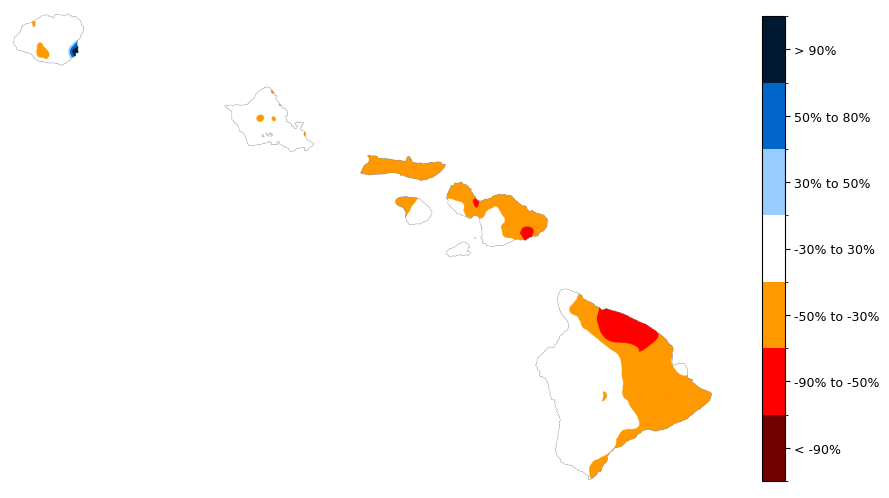
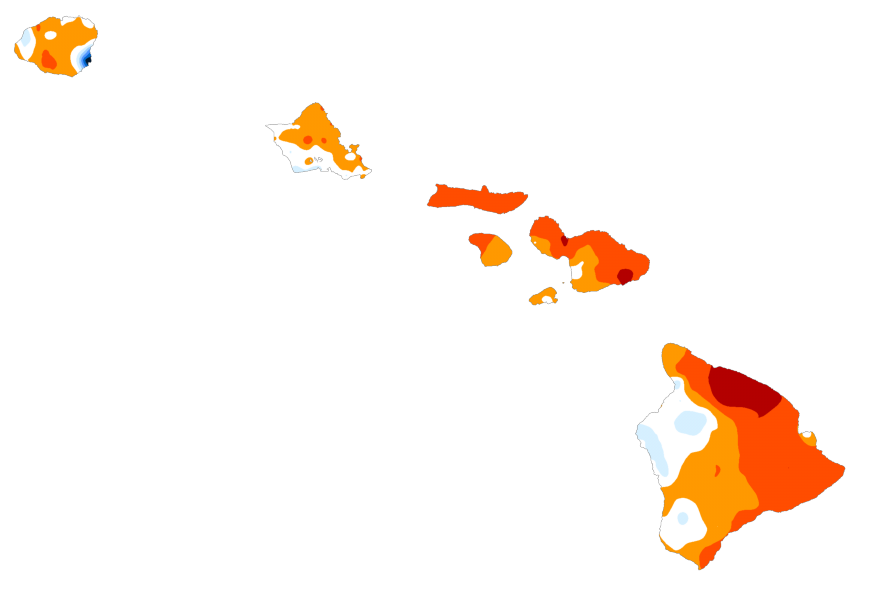
Code edit (unified diff) that turned the first committed figure into the second:
--- before
+++ after
@@ -5,12 +5,17 @@
 
 thresholds = [
-    (-np.inf, -80, "#730000", "< -90%"),
-    (-80, -50, "#FF0000", "-90% to -50%"),
-    (-50, -30, "#FF9900", "-50% to -30%"),
-    (-30, 30, "#FFFFFF", "-30% to 30%"),
-    (30, 50, "#99CCFF", "30% to 50%"),
-    (50, 80, "#0066CC", "50% to 80%"),
-    (80, np.inf, "#001933", "> 90%"),
+    (-np.inf, -90, "#4a0000", "< -90%"),
+    (-90,   -70, "#7a0000", "-90% to -70%"),
+    (-70,   -50, "#b30000", "-70% to -50%"),
+    (-50,   -30, "#ff4d00", "-50% to -30%"),
+    (-30,   -10, "#ff9900", "-30% to -15%"),
+    (-10,    10, "#ffffff", "-15% to 15%"),
+    ( 10,    30, "#d6f0ff", "15% to 30%"),
+    ( 30,    50, "#99ccff", "30% to 50%"),
+    ( 50,    70, "#4d94ff", "50% to 70%"),
+    ( 70,    90, "#0066cc", "70% to 90%"),
+    ( 90,  np.inf, "#001933", "> 90%"),
 ]
+
 
 with rasterio.open(f"annual_rainfall_2025_pdiff.tif") as src:
@@ -41,8 +46,9 @@
 plt.axis("off")
 
-cbar = plt.colorbar(im, fraction=0.03, pad=0.04)
-cbar.set_ticks(range(len(colors)))
-cbar.set_ticklabels(labels)
-cbar.ax.tick_params(labelsize=9)
+# cbar = plt.colorbar(im, fraction=0.03, pad=0.04)
+# cbar.set_ticks(range(len(colors)))
+# cbar.set_ticklabels(labels)
+# cbar.ax.tick_params(labelsize=9)
 plt.tight_layout()
+plt.savefig('../../public/climate-summary/annual_rainfall_2025_pdiff.png', dpi=300, bbox_inches='tight', pad_inches=0.1, transparent=True)
 plt.show()

Commit: Add categories